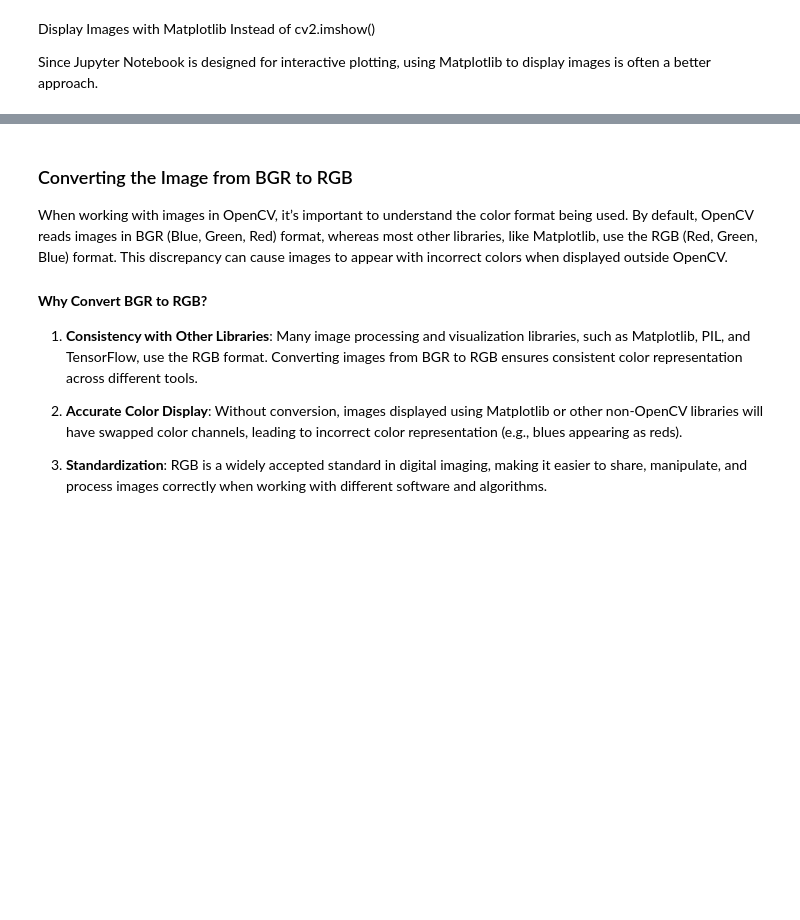
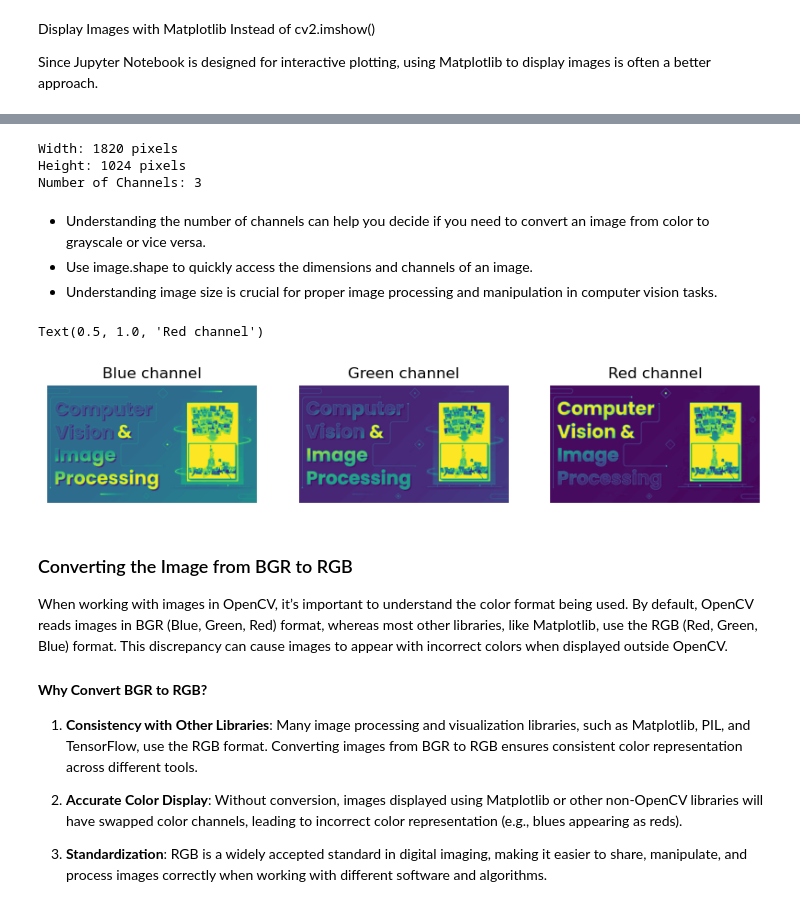
Before and after one commit to Image-Processing-AUT/Introduction-to-Image-Processing, a Jupyter notebook: Untitled.ipynb, the cells around one changed output, grey strips where cells are left out. Cells and saved outputs as stored; diff of their text form; code cells hidden in the pictures; blank space fills up the shorter version.

```diff
--- a/Untitled.ipynb
+++ b/Untitled.ipynb
@@ -111,3 +126,63 @@ Number of Channels: 3
+# %%
+# Get the dimensions of the image
+dimensions = image.shape
+
+# Extract height, width, and number of channels
+height, width, channels = dimensions
+
+# Display the size information
+print(f"Width: {width} pixels")
+print(f"Height: {height} pixels")
+print(f"Number of Channels: {channels}")
+# %% [output]
+Width: 1820 pixels
+Height: 1024 pixels
+Number of Channels: 3
+# %% [markdown]
+* Understanding the number of channels can help you decide if you need to convert an image from color to grayscale or vice versa.
+* Use image.shape to quickly access the dimensions and channels of an image.
+* Understanding image size is crucial for proper image processing and manipulation in computer vision tasks.
+# %%
+blue_channel = image[:, :, 0]
+green_channel = image[:, :, 1]
+red_channel = image[:, :, 2]
+# %%
+# Each channels
+# create figure
+
+fig = plt.figure(figsize=(10, 7))
+
+# setting values to rows and column variables
+rows = 1
+columns = 3
+
+
+# Adds a subplot at the 1st position
+fig.add_subplot(rows, columns, 1)
+
+# showing image
+plt.imshow(blue_channel)
+plt.axis('off')
+plt.title("Blue channel")
+
+# Adds a subplot at the 2nd position
+fig.add_subplot(rows, columns, 2)
+
+# showing image
+plt.imshow(green_channel)
+plt.axis('off')
+plt.title("Green channel")
+
+# Adds a subplot at the 3rd position
+fig.add_subplot(rows, columns, 3)
+
+# showing image
+plt.imshow(red_channel)
+plt.axis('off')
+plt.title("Red channel")
+# %% [output]
+Text(0.5, 1.0, 'Red channel')
+[figure, added]
 # %% [markdown]
 ### Converting the Image from BGR to RGB
 
```
Also changed, not shown: parts of 16 cells of this notebook.
